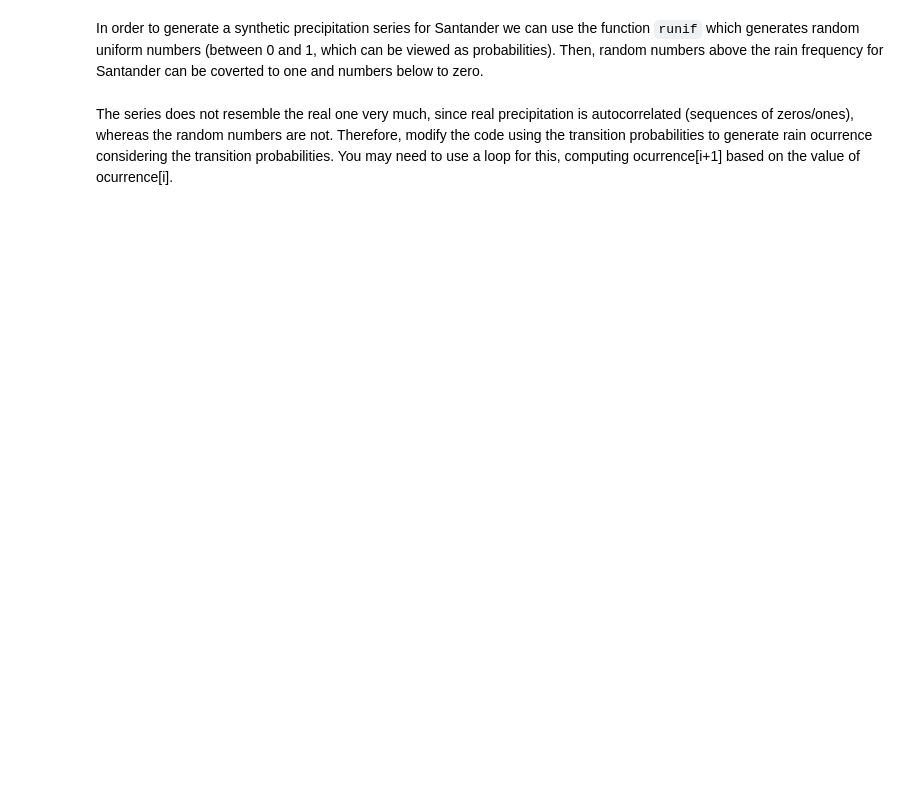
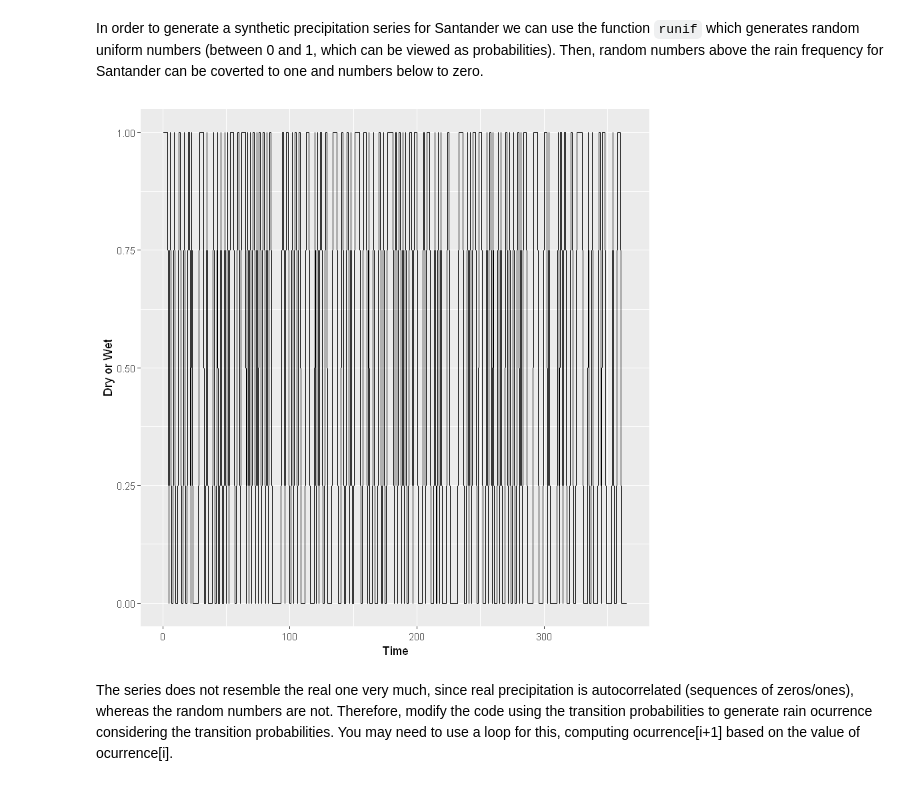
Before and after one commit to jgonzalezab/simulacion-precipitaciones, a Jupyter notebook: M1964_panorama_practica.ipynb, the cells around one changed output. Cells and saved outputs as stored; diff of their text form; code cells hidden in the pictures; blank space fills up the shorter version.

```diff
--- a/M1964_panorama_practica.ipynb
+++ b/M1964_panorama_practica.ipynb
@@ -104,0 +44,10 @@ transVec_Parayas
+# %%
+# Compute basic statistics for both series:
+# Frequency of wet days (this is the probability of rain)
+probCMT <- sum(precipCMT$RR > 0) / nrow(precipCMT)
+probParayas <- sum(precipParayas$RR > 0) / nrow(precipParayas)
+finalProb <- mean(c(probCMT, probParayas))
+
+paste('Rain probability on CMT data:', probCMT)
+paste('Rain probability on Parayas data:', probParayas)
+paste('Mean of both probabilities:', finalProb)
@@ -115,11 +173,15 @@ plot(ocurrence[1:365], type="l")     # the first year
 # %% [markdown]
 In order to generate a synthetic precipitation series for Santander we can use the function `runif` which generates random uniform numbers (between 0 and 1, which can be viewed as probabilities). Then, random numbers above the rain frequency for Santander can be coverted to one and numbers below to zero.
 # %%
-? runif
-
 # Obtain a series of 365 uniform numbers (between 0 and 1).
 # Use the frequency tresholds for Santander to convert to 0 or 1 values
 
-# insert your code here
+simuProbs <- runif(nrow(precipParayas), 0, 1)
+simuProbs <- ifelse(simuProbs < finalProb, 1, 0)
+ggplot() +  # first year
+    geom_line(aes(x = 1:365, y = simuProbs[1:365])) +
+    xlab('Time') + ylab('Dry or Wet')
+# %% [output]
+[figure, added]
 # %% [markdown]
 The series does not resemble the real one very much, since real precipitation is autocorrelated (sequences of zeros/ones), whereas the random numbers are not. Therefore, modify the code using the transition probabilities to generate rain ocurrence considering the transition probabilities. You may need to use a loop for this, computing ocurrence[i+1] based on the value of ocurrence[i].
```
Also changed, not shown: parts of 18 cells of this notebook.
